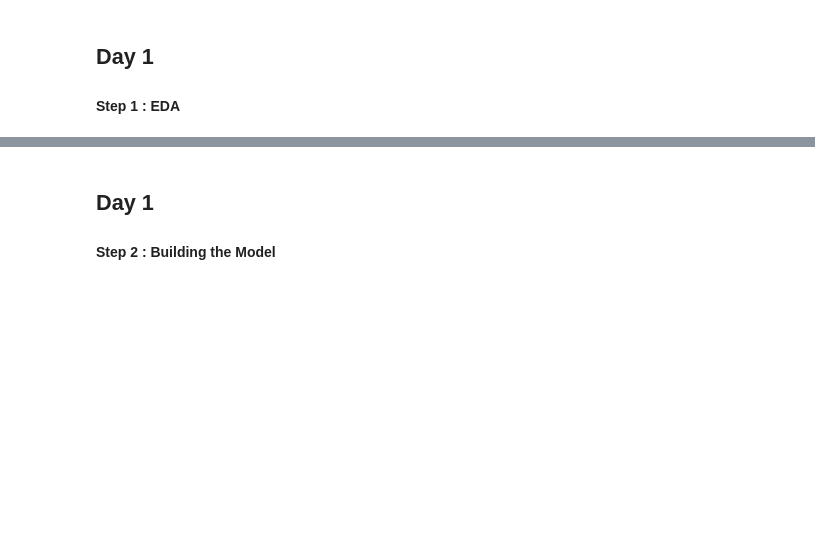
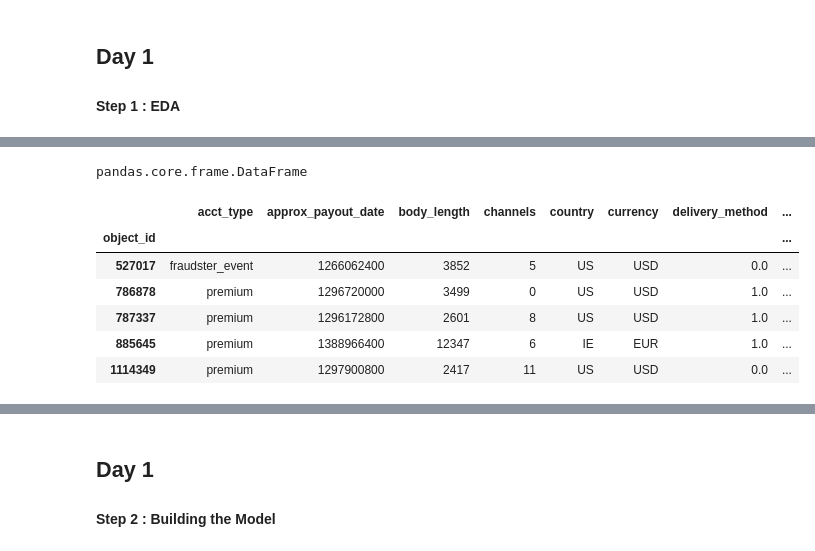
Before and after one commit to ericlewisX/fraud_detection, a Jupyter notebook: Fraud_Detection.ipynb, the cells around one changed output, grey strips where cells are left out. Drawn from its saved outputs; the diff is of its cells as text; code cells hidden in the pictures; blank space fills up the shorter version.

```diff
--- a/Fraud_Detection.ipynb
+++ b/Fraud_Detection.ipynb
@@ -121,0 +133,17 @@ fraud_data_original = pd.read_json(fraud)
+# %%
+fraud_data_original = pd.read_json("fraud_dataset/data.json").set_index("object_id")
+# fraud_data_original2 = pd.read_json("data.json", lines=True, orient='columns')
+
+type(fraud_data_original)
+# %% [output]
+pandas.core.frame.DataFrame
+# %%
+fraud_data_original.head()
+# %% [output]
+|  | acct_type | approx_payout_date | body_length | channels | country | currency | delivery_method | ... |
+| object_id |  |  |  |  |  |  |  | ... |
+| 527017 | fraudster_event | 1266062400 | 3852 | 5 | US | USD | 0.0 | ... |
+| 786878 | premium | 1296720000 | 3499 | 0 | US | USD | 1.0 | ... |
+| 787337 | premium | 1296172800 | 2601 | 8 | US | USD | 1.0 | ... |
+| 885645 | premium | 1388966400 | 12347 | 6 | IE | EUR | 1.0 | ... |
+| 1114349 | premium | 1297900800 | 2417 | 11 | US | USD | 0.0 | ... |
```
Also changed, not shown: parts of 24 cells of this notebook.
